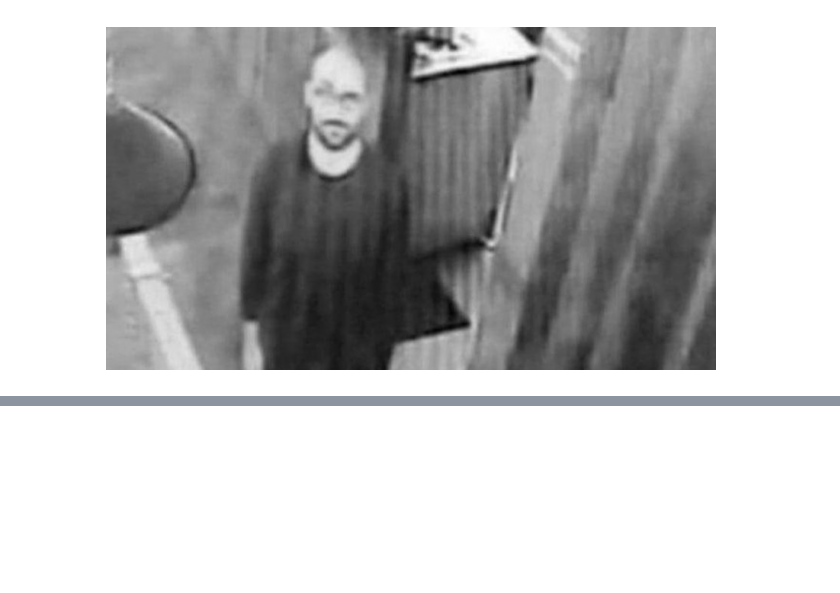
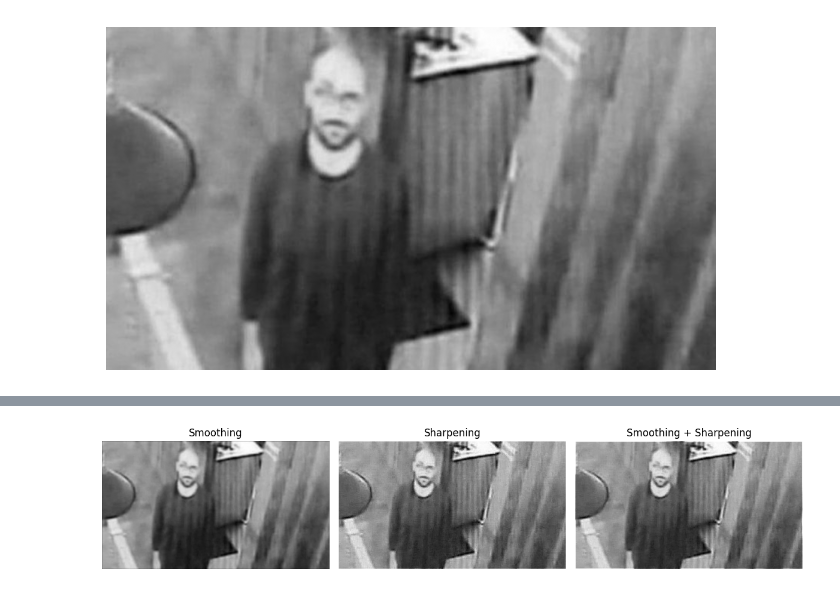
Before and after one commit to praktikum-pcd-2026/jurnal-modul-3-kelompok-3-Vuxyn, a Jupyter notebook: jurnal.ipynb, the cells around one changed output, grey strips where cells are left out. Drawn from its saved outputs; the diff is of its cells as text; code cells hidden in the pictures; blank space fills up the shorter version.

```diff
--- a/jurnal.ipynb
+++ b/jurnal.ipynb
@@ -114,3 +133,18 @@ plt.show()
+# %%
+cctv_smooth = smoothing(cctv_copy)
+cctv_sharp = sharpening(cctv_copy)
+cctv_combine = sharpening(smoothing(cctv_copy))
+
+fig, (ax1, ax2, ax3) = plt.subplots(1, 3, figsize=(12, 5))
+ax1.imshow(cctv_smooth, cmap="gray"); ax1.set_title("Smoothing")
+ax2.imshow(cctv_sharp, cmap="gray"); ax2.set_title("Sharpening")
+ax3.imshow(cctv_combine, cmap="gray"); ax3.set_title("Smoothing + Sharpening")
+
+ax1.axis("off"); ax2.axis("off"); ax3.axis("off")
+plt.tight_layout()
+plt.show()
+# %% [output]
+[figure, added]
 # %%
 def normalize(img):
     img = np.abs(img)
```
Also changed, not shown: parts of 20 cells of this notebook.
